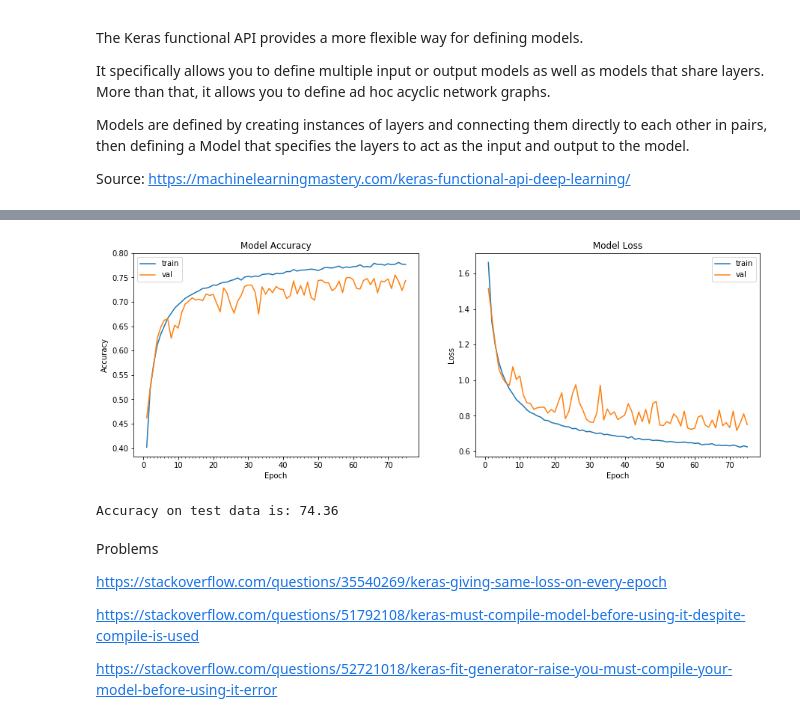
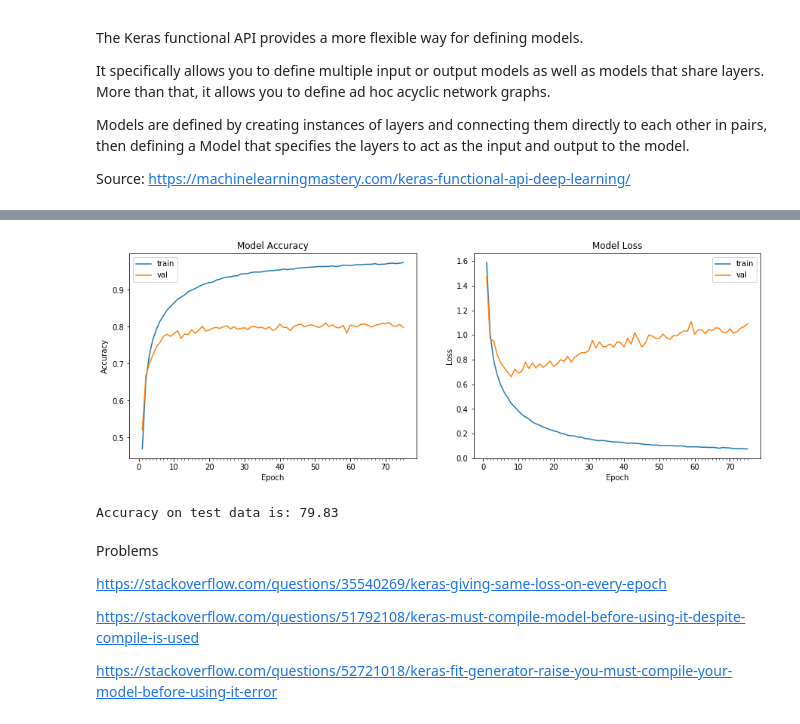
Before and after one commit to jai00271/CNN, a Jupyter notebook: 6. Advanced Convolutions/Assignment_6A.ipynb, the cells around one changed output, grey strips where cells are left out. Saved outputs shown, nothing was run; the diff lists cells and outputs as text; code cells hidden in the pictures.

```diff
--- a/6. Advanced Convolutions/Assignment_6A.ipynb
+++ b/6. Advanced Convolutions/Assignment_6A.ipynb
@@ -420,7 +420,7 @@ from keras.regularizers import l2
 
 # model.summary()
 
-#******************* Trying to convert above via Functional API: acc- 75% ******************************
+#******************* Trying to convert above via Functional API: acc- 81% ******************************
 
 import keras
 from keras import regularizers
@@ -433,40 +433,40 @@ opt_rms = keras.optimizers.rmsprop(lr=0.001,decay=1e-6)
 
 visible = Input(shape=(32, 32, 3))
 
-conv1  = Conv2D(10, (3,3), padding='same',  input_shape=(32,32,3))(visible) #32
+conv1  = Conv2D(32, (3,3), padding='same',  input_shape=(32,32,3))(visible) #32
 conv1 = Activation('relu')(conv1)
 conv1 = BatchNormalization()(conv1)
 conv1 = Dropout(0.1)(conv1)
 
-conv2  = Conv2D(16, (3,3), padding='same')(conv1) #32
+conv2  = Conv2D(32, (3,3), padding='same')(conv1) #32
 conv2  = Activation('relu')(conv2)
 conv2  = BatchNormalization()(conv2)
 
 pool1 = MaxPooling2D(pool_size=(2,2))(conv2) #16
 pool1 = Dropout(0.1)(pool1)
 
-conv3 = Convolution2D(10, (1, 1), activation="relu")(pool1) #16
+conv3 = Convolution2D(16, (1, 1), activation="relu")(pool1) #16
 
-conv4 = Conv2D(16, (3,3), padding='same')(conv3) #16
+conv4 = Conv2D(64, (3,3), padding='same')(conv3) #16
 conv4 = Activation('relu')(conv4)
 conv4 = BatchNormalization()(conv4)
 conv4 = Dropout(0.1)(conv4)
 
-conv5 = Conv2D(16, (3,3), padding='same')(conv4) #16
-conv5 = Activation('relu')(conv4)
-conv5 = BatchNormalization()(conv4)
+conv5 = Conv2D(64, (3,3), padding='same')(conv4) #16
+conv5 = Activation('relu')(conv5)
+conv5 = BatchNormalization()(conv5)
 
 pool2 = MaxPooling2D(pool_size=(2,2))(conv5) #8
 pool2 = Dropout(0.1)(pool2)
 
-conv6 = Convolution2D(10, (1, 1), activation="relu")(pool2) #8
+conv6 = Convolution2D(32, (1, 1), activation="relu")(pool2) #8
 
-conv7 = Conv2D(16, (3,3), padding='same')(conv6) #8
+conv7 = Conv2D(64, (3,3), padding='same')(conv6) #8
 conv7 = Activation('relu')(conv7)
 conv7 = BatchNormalization()(conv7)
 conv7 = Dropout(0.1)(conv7)
 
-conv8 = Conv2D(16, (3,3), padding='same')(conv7) #8
+conv8 = Conv2D(64, (3,3), padding='same')(conv7) #8
 conv8 = Activation('relu')(conv8)
 conv8 = BatchNormalization()(conv8)
 
@@ -536,7 +536,7 @@ checkpoint = ModelCheckpoint(filepath, monitor='val_acc', verbose=1, save_best_o
 # train the model
 start = time.time()
 # Train the model
-model_info = model.fit_generator(datagen.flow(train_features, train_labels, batch_size = 128),
+model_info = model.fit_generator(datagen.flow(train_features, train_labels, batch_size = 64),
                                  samples_per_epoch = train_features.shape[0], nb_epoch = 75,
                                  validation_data = (test_features, test_labels), verbose=1,
                                 callbacks=[reduce_LR, checkpoint])
@@ -567,5 +567,5 @@ Model took 406.96 seconds to train
-[figure, old version]
+[figure, new version]
-Accuracy on test data is: 74.36
+Accuracy on test data is: 79.83
 # %% [markdown]
 Problems
 
```
Also changed, not shown: parts of 3 cells of this notebook, 1 other file.
